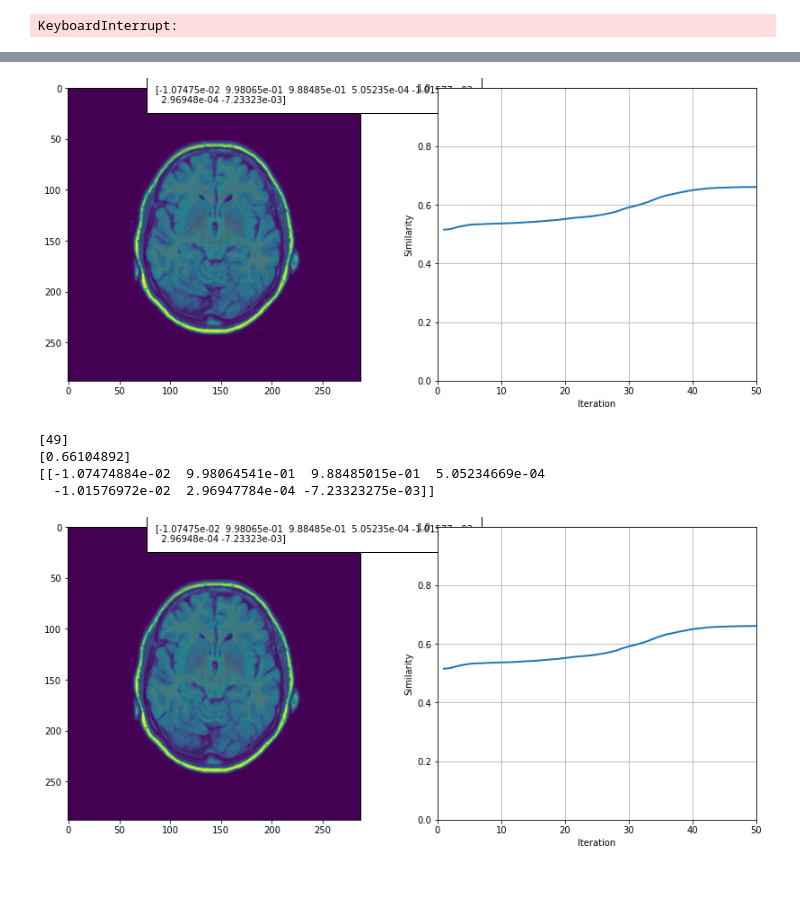
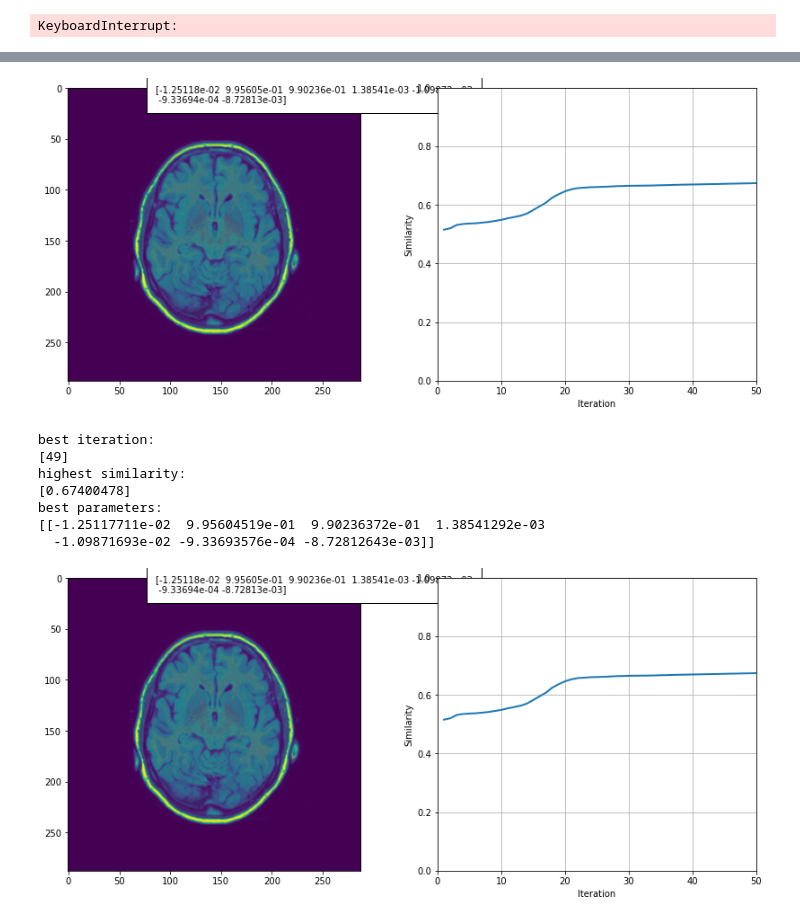
Before and after one commit to Robin888888888/8dc00-mia, a Jupyter notebook: reader/1.6_Registration_project.ipynb, the cells around one changed output, grey strips where cells are left out. Drawn from its saved outputs; the diff is of its cells as text; code cells hidden in the pictures; blank space fills up the shorter version.

```diff
--- a/reader/1.6_Registration_project.ipynb
+++ b/reader/1.6_Registration_project.ipynb
@@ -185,11 +196,14 @@ intensity_based_registration('2_1_t1','2_1_t1_d','affine','mi',0.0008)
   -0.02320624]]
 [figure]
 # %%
-intensity_based_registration('2_1_t1','2_1_t2','affine','mi',0.00005,50)
+intensity_based_registration('2_1_t1','2_1_t2','affine','mi',0.0001,50)
 # %% [output]
-[figure, old version]
+[figure, new version]
+best iteration:
 [49]
-[0.66104892]
-[[-1.07474884e-02  9.98064541e-01  9.88485015e-01  5.05234669e-04
-  -1.01576972e-02  2.96947784e-04 -7.23323275e-03]]
+highest similarity:
+[0.67400478]
+best parameters:
+[[-1.25117711e-02  9.95604519e-01  9.90236372e-01  1.38541292e-03
+  -1.09871693e-02 -9.33693576e-04 -8.72812643e-03]]
-[figure, old version]
+[figure, new version]
```
Also changed, not shown: parts of 4 cells of this notebook.
